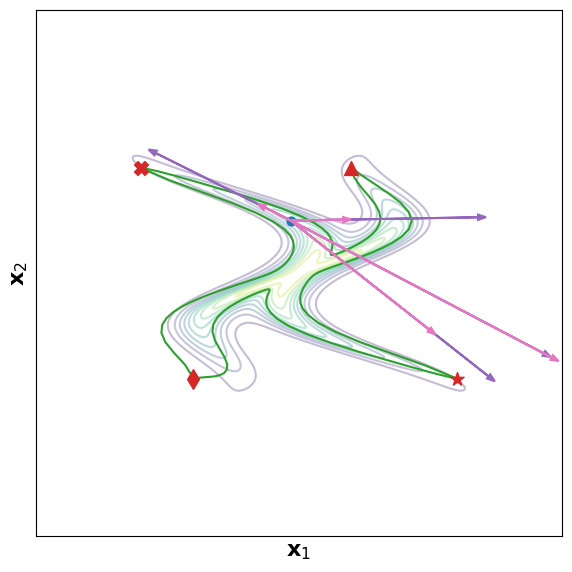
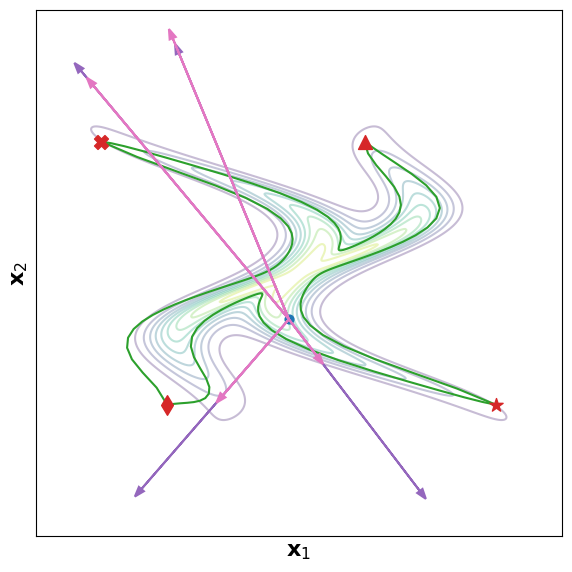
Code edit (unified diff) that turned the first committed figure into the second:
--- before
+++ after
@@ -1,8 +1,8 @@
 # special point to classify
-val_data = torch.tensor([-0.15, 1.])
+val_data = torch.tensor([-0.15, -.7])
 
 # compute logs from point to archetypes
 with torch.no_grad():
-    log_Omega = Omega_manifold.log(val_data[None,None], archetypes[None])[0,0].detach() / 2.25
+    log_Omega = Omega_manifold.log(val_data[None,None], archetypes[None])[0,0].detach() * 0.85
     iso_log_Omega = iso_Omega_manifold.log(val_data[None,None], archetypes[None])[0,0].detach()
 
@@ -21,6 +21,6 @@
 plt.xlabel(r'$\mathbf{x}_1$')
 plt.ylabel(r'$\mathbf{x}_2$')
-plt.xlim(-5, 5)
-plt.ylim(-5, 5)
+plt.xlim(-4, 4)
+plt.ylim(-4, 4)
 plt.xticks([])
 plt.yticks([])
@@ -28,23 +28,2 @@
 plt.savefig(os.path.join(results_folder, "log_Omega_val.png"))
 plt.show()
-
-# # plot special point
-# plt.figure(figsize=(6, 6))
-# plt.contour(X.numpy(), Y.numpy(), log_probs_multi.numpy(), levels=10, cmap='viridis', alpha=0.3, zorder=0)
-# for i in range(4):
-#     plt.plot(Omega_geodesics[i,:,0].numpy(), Omega_geodesics[i,:,1].numpy(), color=plt.cm.tab10(2), zorder=1)   
-# for i in range(4):  
-#     plt.scatter(archetypes[i, 0].numpy(), archetypes[i, 1].numpy(), color=plt.cm.tab10(3), marker=markers[i], s=100, zorder=2)
-# plt.scatter(val_data[0].numpy(), val_data[1].numpy(), color=plt.cm.tab10(0), marker='o', s=40, zorder=3)
-# # quiver for log maps
-# for i in range(4):
-#     plt.arrow(val_data[0].numpy(), val_data[1].numpy(), iso_log_Omega[i, 0].numpy(), iso_log_Omega[i, 1].numpy(), color=plt.cm.tab10(6), linewidth=1.5, head_width=0.1, length_includes_head=True, zorder=4)
-# plt.xlabel(r'$\mathbf{x}_1$')
-# plt.ylabel(r'$\mathbf{x}_2$')
-# plt.xlim(-5, 5)
-# plt.ylim(-5, 5)
-# plt.xticks([])
-# plt.yticks([])
-# plt.tight_layout()
-# plt.savefig(os.path.join(results_folder, "log_Omega_iso_val.png"))
-# plt.show()

Commit: minor changes